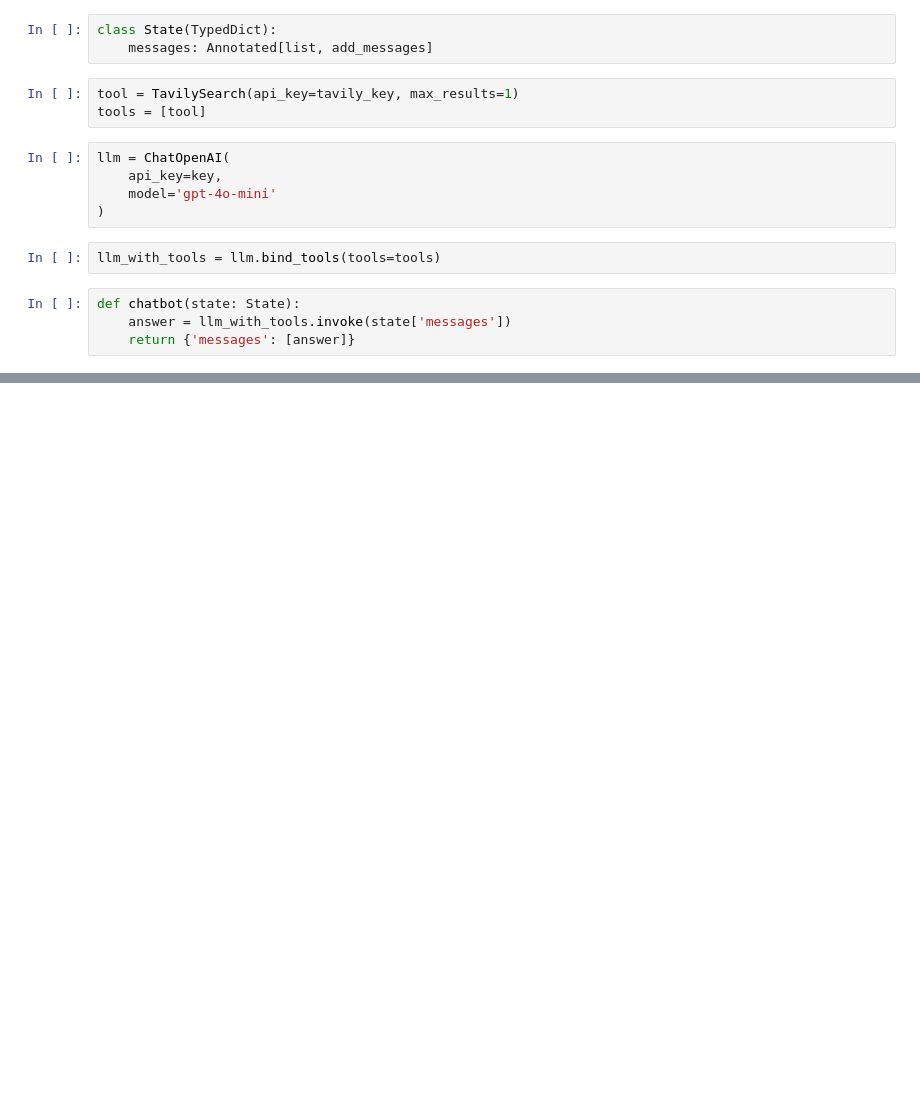
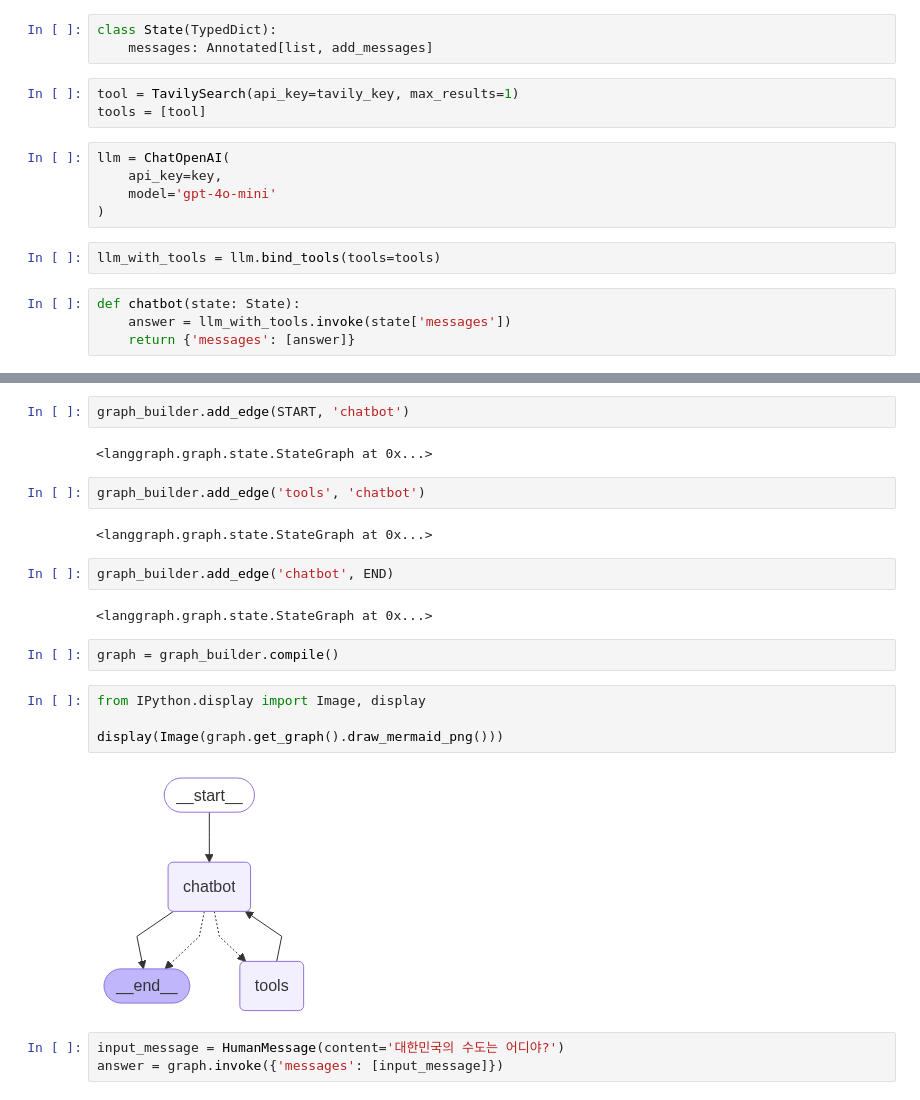
Before and after one commit to loveinlove02/langchain_2024_05, a Jupyter notebook: 수요일3시30/20250618_01.ipynb, the cells around one changed output, grey strips where cells are left out. Drawn from its saved outputs; the diff is of its cells as text; blank space fills up the shorter version.

```diff
--- a/수요일3시30/20250618_01.ipynb
+++ b/수요일3시30/20250618_01.ipynb
@@ -35,0 +103,23 @@ state1 = State(messages=[question])
+# %%
+graph_builder.add_edge(START, 'chatbot')
+# %% [output]
+<langgraph.graph.state.StateGraph at 0x...>
+# %%
+graph_builder.add_edge('tools', 'chatbot')
+# %% [output]
+<langgraph.graph.state.StateGraph at 0x...>
+# %%
+graph_builder.add_edge('chatbot', END)
+# %% [output]
+<langgraph.graph.state.StateGraph at 0x...>
+# %%
+graph = graph_builder.compile()
+# %%
+from IPython.display import Image, display
+
+display(Image(graph.get_graph().draw_mermaid_png()))
+# %% [output]
+[figure, added]
+# %%
+input_message = HumanMessage(content='대한민국의 수도는 어디야?')
+answer = graph.invoke({'messages': [input_message]})
```
Also changed, not shown: parts of 21 cells of this notebook.
